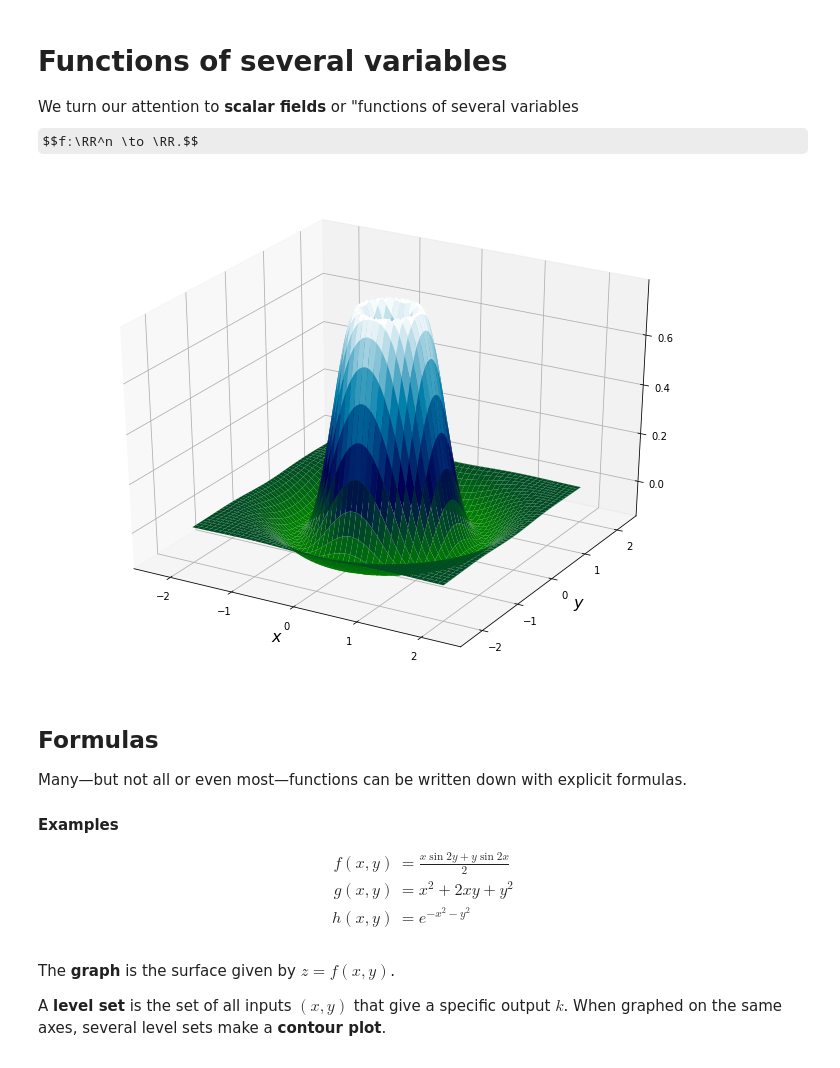
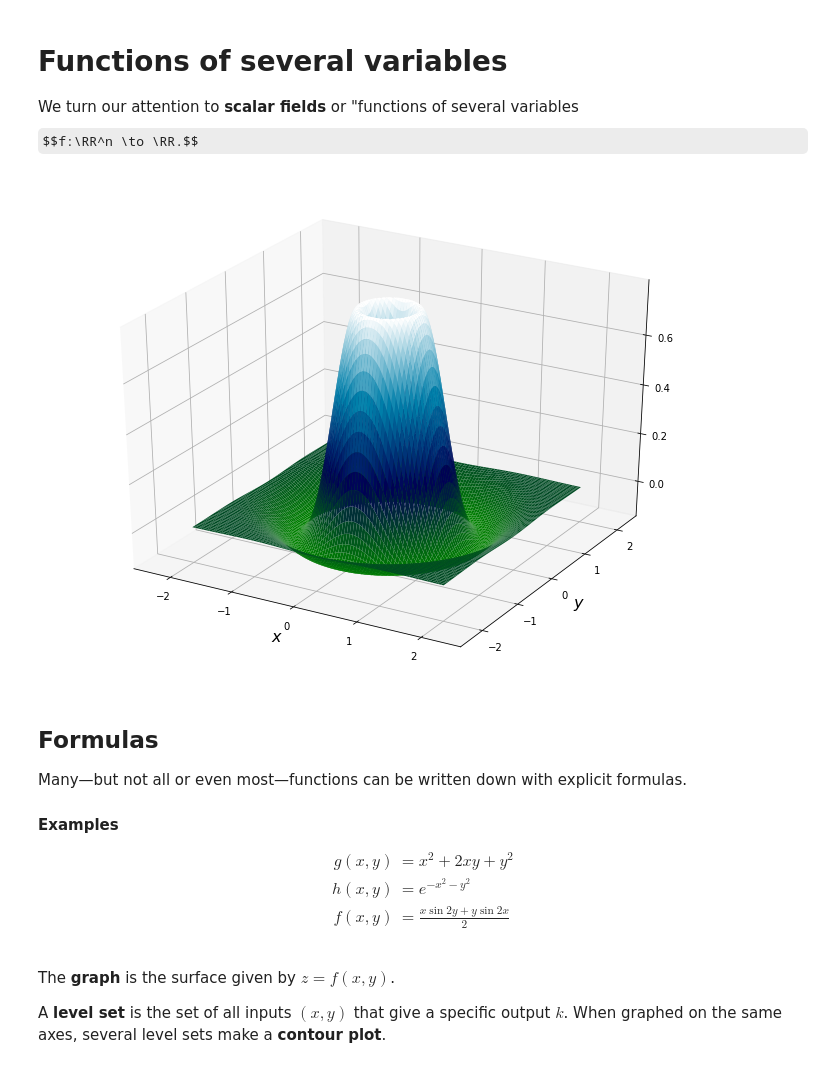
Before and after one commit to drewyoungren/mvc-f19, a Jupyter notebook: slides/mvc-L07.ipynb, the cells around one changed output. Saved outputs shown, nothing was run; the diff lists cells and outputs as text; code cells hidden in the pictures; some formulas as TeX source.

```diff
--- a/slides/mvc-L07.ipynb
+++ b/slides/mvc-L07.ipynb
@@ -97,21 +97,21 @@ We turn our attention to **scalar fields** or "functions of several variables $$
 # %%
 fig = plt.figure()
 ax = fig.gca(projection='3d')
 x = y = np.linspace(-1,1,801)
 X,Y = np.meshgrid(x,y)
 X = 2*X
 Y = 2*Y
 Z = exp(-X**2-Y**2)*sin(3*np.sqrt(X**2+Y**2))
-ax.plot_surface(X,Y,Z,alpha=1,cmap='ocean');
+ax.plot_surface(X,Y,Z,alpha=1,cmap='ocean',rcount=100,ccount=100);
 Z =1/2 + 0*X
 # ax.plot_surface(X,Y,Z,alpha=.6,color='purple')
 for c in 'xy':
         getattr(ax,f"set_{c}lim")([-2.5,2.5]);
         getattr(ax,f"set_{c}label")(f"${c}$",size=16)
 ax.set_zlim=([exp(-1),8])
 # ax.contour(X,Y,Z)
 # %% [output]
-[figure, old version]
+[figure, new version]
 # %% [markdown]
 ## Formulas
 
@@ -120,9 +120,9 @@ Many—but not all or even most—functions can be written down with explicit fo
 #### Examples
 
 \begin{align*}
+g(x,y) &= x^2 + 2xy+y^2 \\
+h(x,y) &= e^{-x^2 -y^2} \\
 f(x,y) &= \frac{x \sin 2y + y \sin 2x }{2} \\
-g(x,y) &= x^2 + 2xy+y^2 \\
-h(x,y) &= e^{-x^2 -y^2}
 \end{align*}
 # %% [markdown]
 The **graph** is the surface given by $z=f(x,y)$.
```
Also changed, not shown: parts of 2 cells of this notebook.
